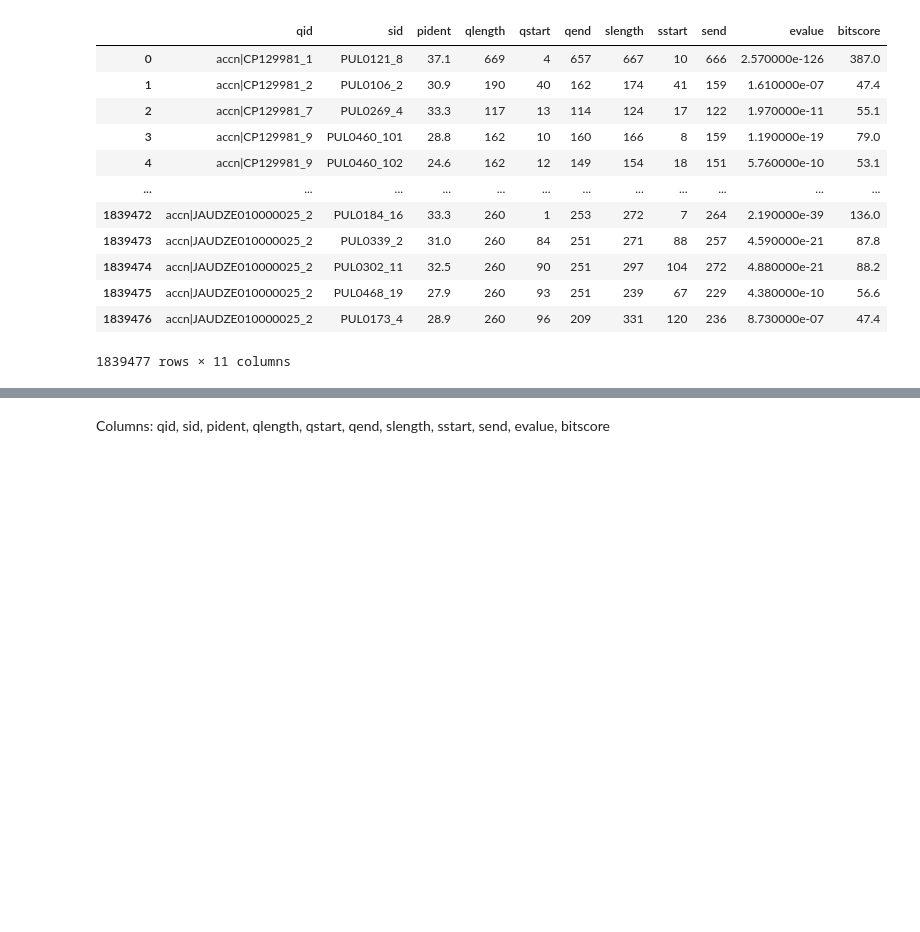
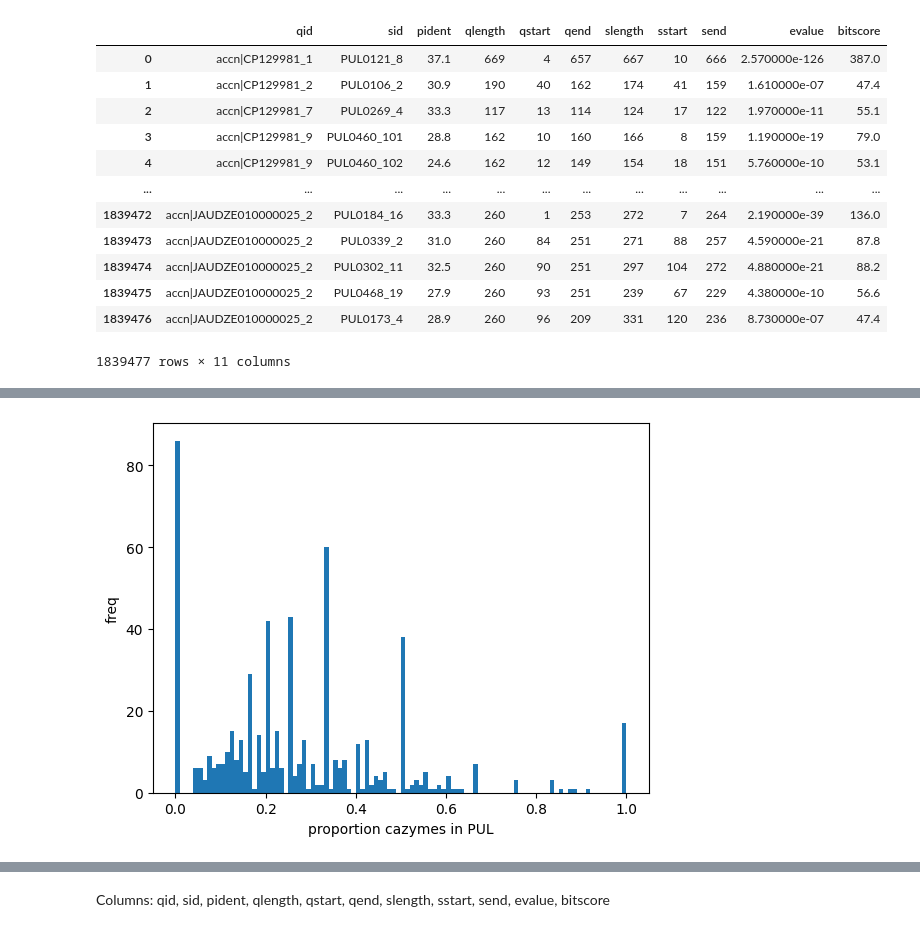
Before and after one commit to jyd-hu/srim, a Jupyter notebook: non_pul_contigs.ipynb, the cells around one changed output, grey strips where cells are left out. Drawn from its saved outputs; the diff is of its cells as text; code cells hidden in the pictures; blank space fills up the shorter version.

```diff
--- a/non_pul_contigs.ipynb
+++ b/non_pul_contigs.ipynb
@@ -39,0 +156,6 @@ matches_df
+# %%
+plt.hist(caz_res_frac, bins = 100)
+plt.xlabel('proportion cazymes in PUL'), plt.ylabel('freq')
+plt.show()
+# %% [output]
+[figure, added]
```
Also changed, not shown: parts of 39 cells of this notebook.
